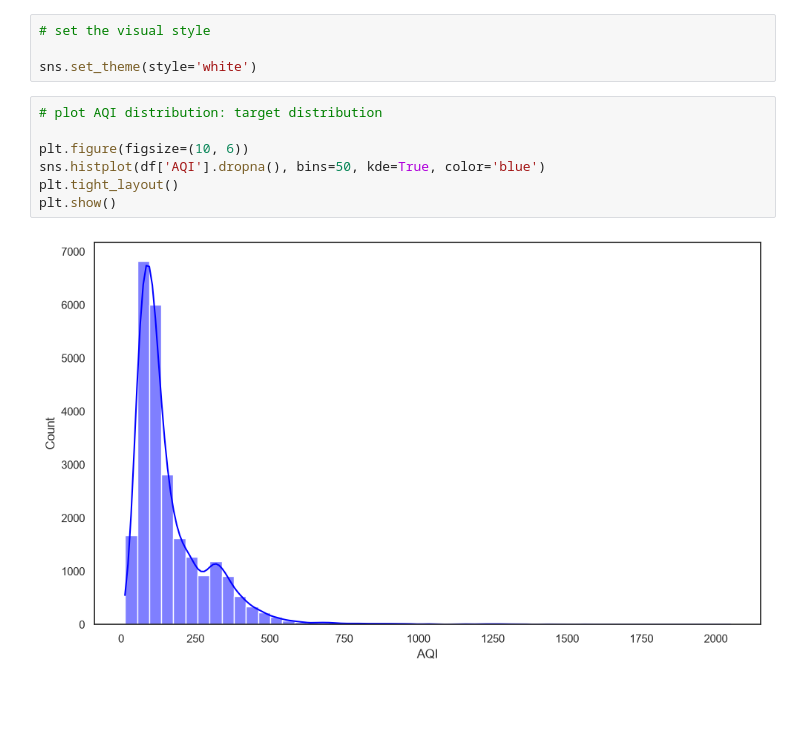
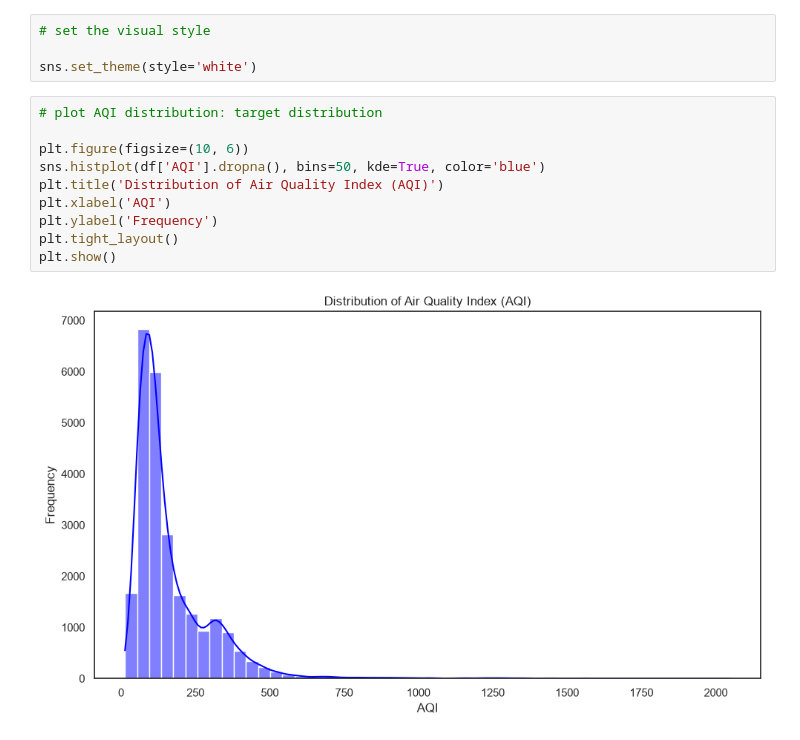
Before and after one commit to dilliram-code/mbust, a Jupyter notebook: Machine Learning Final project/python_final_project.ipynb, the cells around one changed output. Drawn from its saved outputs; the diff is of its cells as text; blank space fills up the shorter version.

```diff
--- a/Machine Learning Final project/python_final_project.ipynb
+++ b/Machine Learning Final project/python_final_project.ipynb
@@ -72,9 +72,12 @@ sns.set_theme(style='white')
 # %%
 # plot AQI distribution: target distribution
 
 plt.figure(figsize=(10, 6))
 sns.histplot(df['AQI'].dropna(), bins=50, kde=True, color='blue')
+plt.title('Distribution of Air Quality Index (AQI)')
+plt.xlabel('AQI')
+plt.ylabel('Frequency')
 plt.tight_layout()
 plt.show()
 # %% [output]
-[figure, old version]
+[figure, new version]
```
Also changed, not shown: parts of 1 cell of this notebook.
